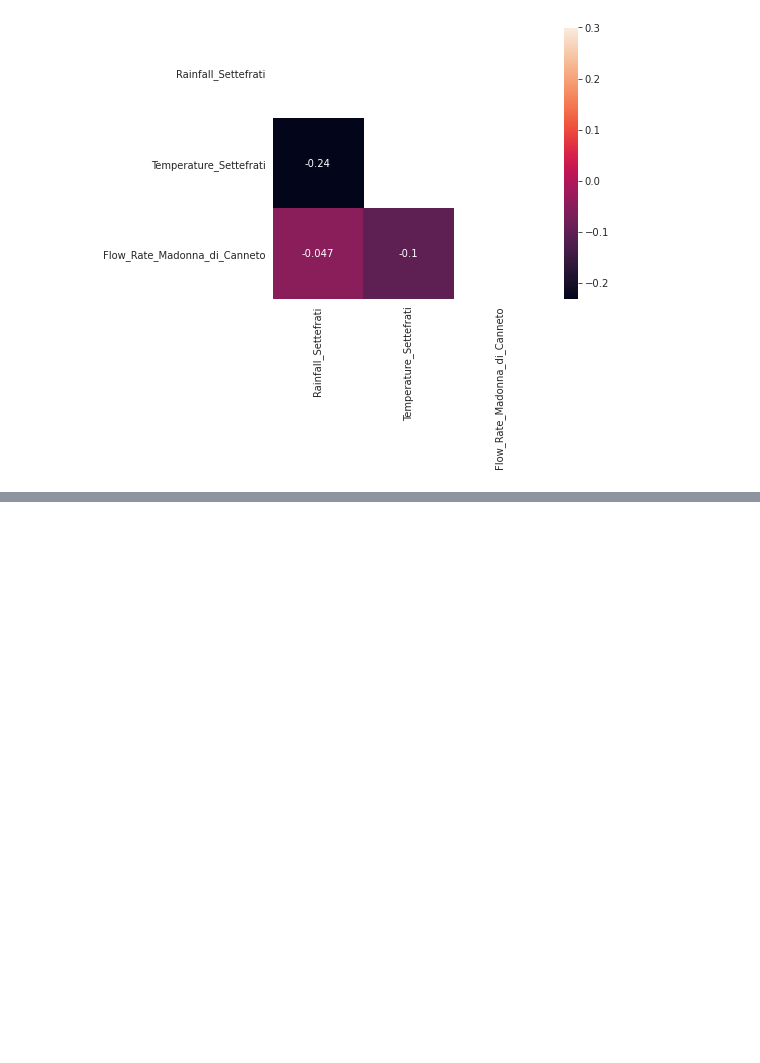
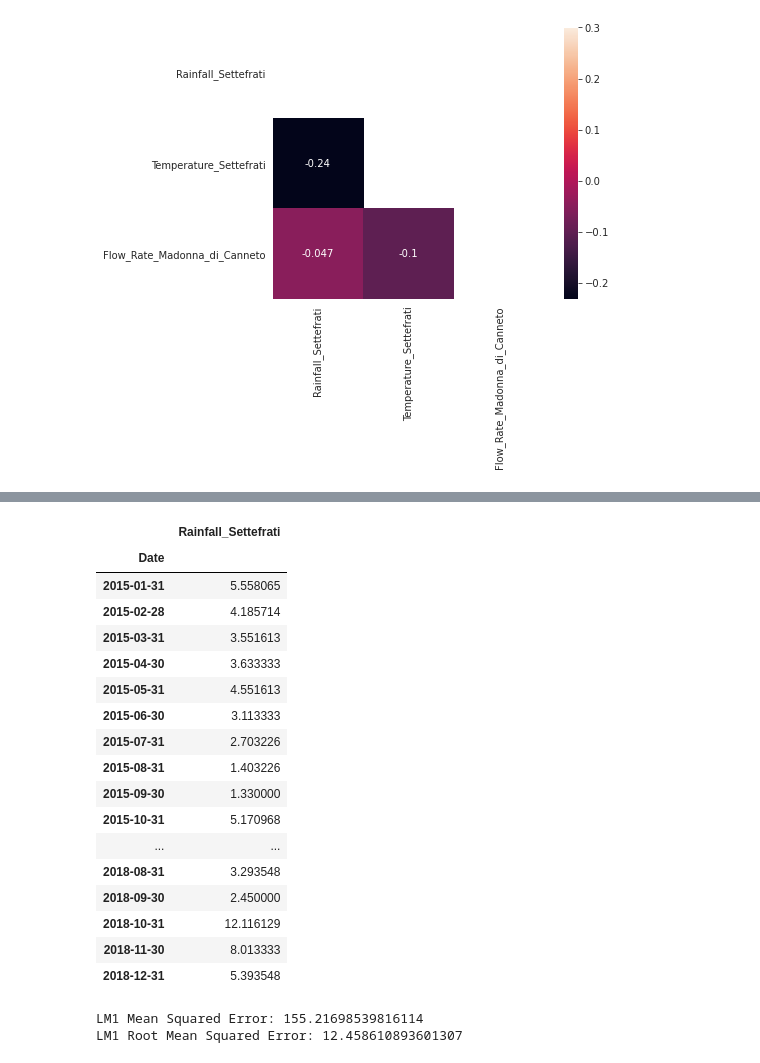
Before and after one commit to datastraine/kaggle, a Jupyter notebook: AceaSmart_Water_Analytics/acea-comp-explore.ipynb, the cells around one changed output, grey strips where cells are left out. Cells and saved outputs as stored; diff of their text form; code cells hidden in the pictures; blank space fills up the shorter version.

```diff
--- a/AceaSmart_Water_Analytics/acea-comp-explore.ipynb
+++ b/AceaSmart_Water_Analytics/acea-comp-explore.ipynb
@@ -978,0 +1010,51 @@ There is a very slight corralation between rain fall and flow rate. There is doe
+# %%
+# Splits the target from the data sets for modeling
+X_train = train[['Rainfall_Settefrati']]
+X_validate = validate[['Rainfall_Settefrati']]
+X_test = test[['Rainfall_Settefrati']]
+
+y_train = train[['Flow_Rate_Madonna_di_Canneto']]
+y_validate = validate[['Flow_Rate_Madonna_di_Canneto']]
+y_test = test[['Flow_Rate_Madonna_di_Canneto']]
+
+#Print to make sure it took
+X_train
+# %% [output]
+|  | Rainfall_Settefrati |
+| Date |  |
+| 2015-01-31 | 5.558065 |
+| 2015-02-28 | 4.185714 |
+| 2015-03-31 | 3.551613 |
+| 2015-04-30 | 3.633333 |
+| 2015-05-31 | 4.551613 |
+| 2015-06-30 | 3.113333 |
+| 2015-07-31 | 2.703226 |
+| 2015-08-31 | 1.403226 |
+| 2015-09-30 | 1.330000 |
+| 2015-10-31 | 5.170968 |
+| ... | ... |
+| 2018-08-31 | 3.293548 |
+| 2018-09-30 | 2.450000 |
+| 2018-10-31 | 12.116129 |
+| 2018-11-30 | 8.013333 |
+| 2018-12-31 | 5.393548 |
+# %%
+from sklearn.metrics import mean_squared_error, explained_variance_score
+from sklearn.linear_model import LinearRegression, LassoLars, TweedieRegressor, Ridge
+from sklearn.preprocessing import PolynomialFeatures
+from math import sqrt
+
+lm1 = LinearRegression()
+lm1.fit(X_train, y_train.Flow_Rate_Madonna_di_Canneto)
+y_hat = lm1.predict(X_train)
+
+y_train['lm_1'] = y_hat
+
+lm1_mse = mean_squared_error(y_train.Flow_Rate_Madonna_di_Canneto, y_hat)
+lm1_rmse = mean_squared_error(y_train.Flow_Rate_Madonna_di_Canneto, y_hat)**(1/2)
+
+print('LM1 Mean Squared Error:', (lm1_mse))
+print('LM1 Root Mean Squared Error:', (lm1_rmse))
+# %% [output]
+LM1 Mean Squared Error: 155.21698539816114
+LM1 Root Mean Squared Error: 12.458610893601307
```
Also changed, not shown: parts of 4 cells of this notebook.
